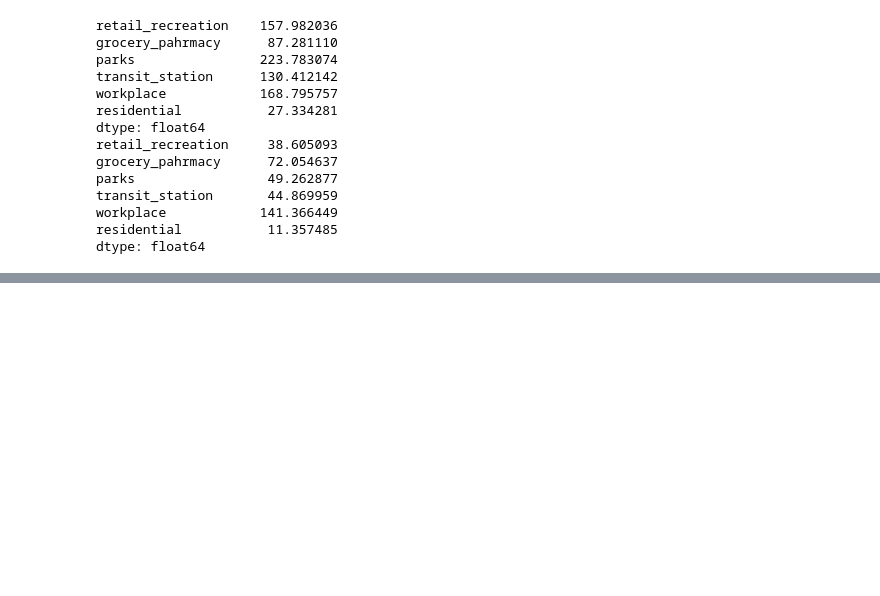
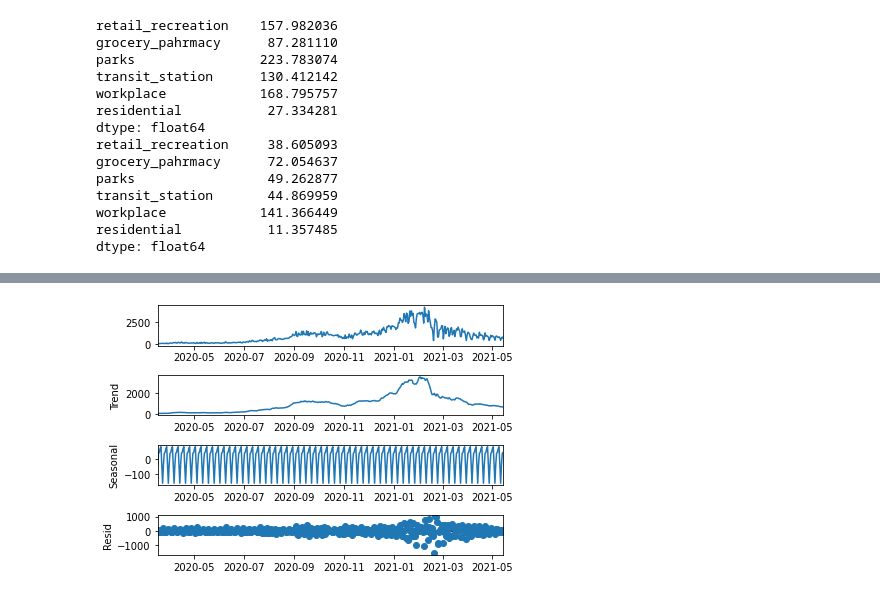
Before and after one commit to ardianzzz666/thesis, a Jupyter notebook: TheData.ipynb, the cells around one changed output, grey strips where cells are left out. Saved outputs shown, nothing was run; the diff lists cells and outputs as text; code cells hidden in the pictures; blank space fills up the shorter version.

```diff
--- a/TheData.ipynb
+++ b/TheData.ipynb
@@ -216,3 +218,14 @@ transit_station       44.869959
 workplace            141.366449
 residential           11.357485
 dtype: float64
+# %%
+#pd.to_datetime(case['date'])
+#case['date'].dt.date
+#case.set_index('date', inplace=True)
+#case.head()
+
+case['date'] = case['date'].astype('datetime64[ns]')
+case.set_index('date', inplace=True)
+
+#case['date'] = case['date'].apply(pd.to_datetime)
+case.head()
@@ -218,0 +240,2 @@ dtype: float64
+# %%
+decompose = seasonal_decompose(case, model='additive', extrapolate_trend='freq')
@@ -218,0 +265,5 @@ dtype: float64
+# %%
+decompose.plot()
+plt.show()
+# %% [output]
+[figure, added]
```
Also changed, not shown: parts of 4 cells of this notebook, 3 other files.
